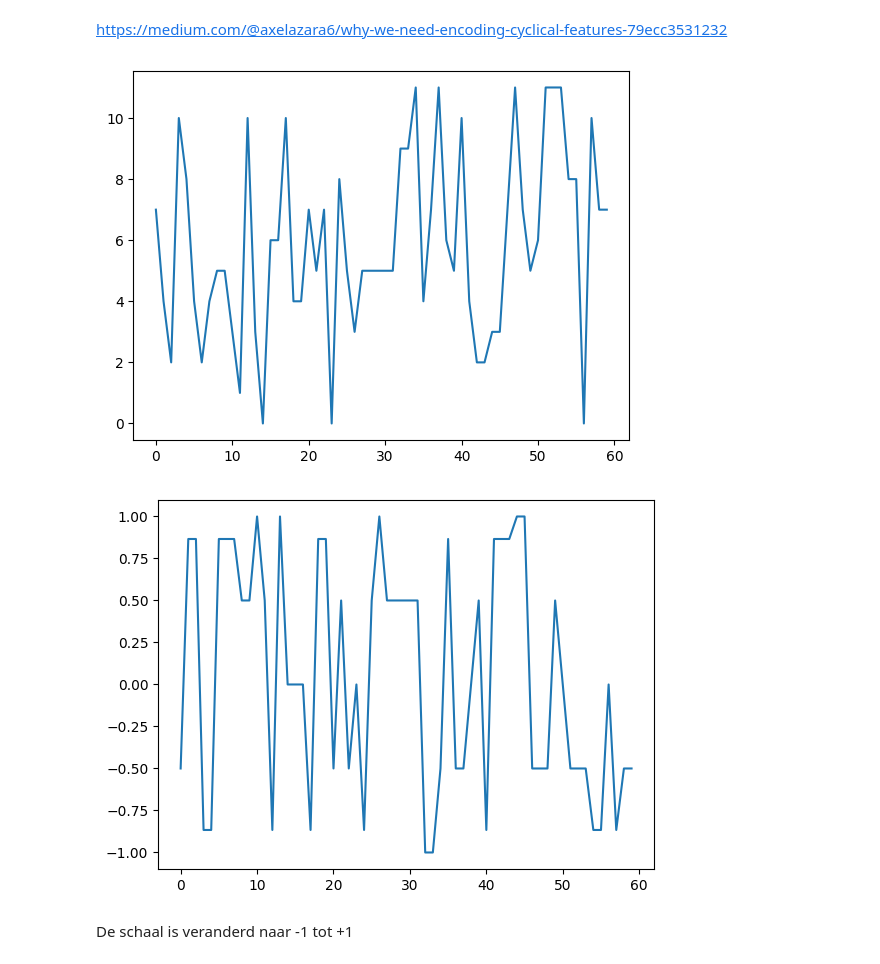
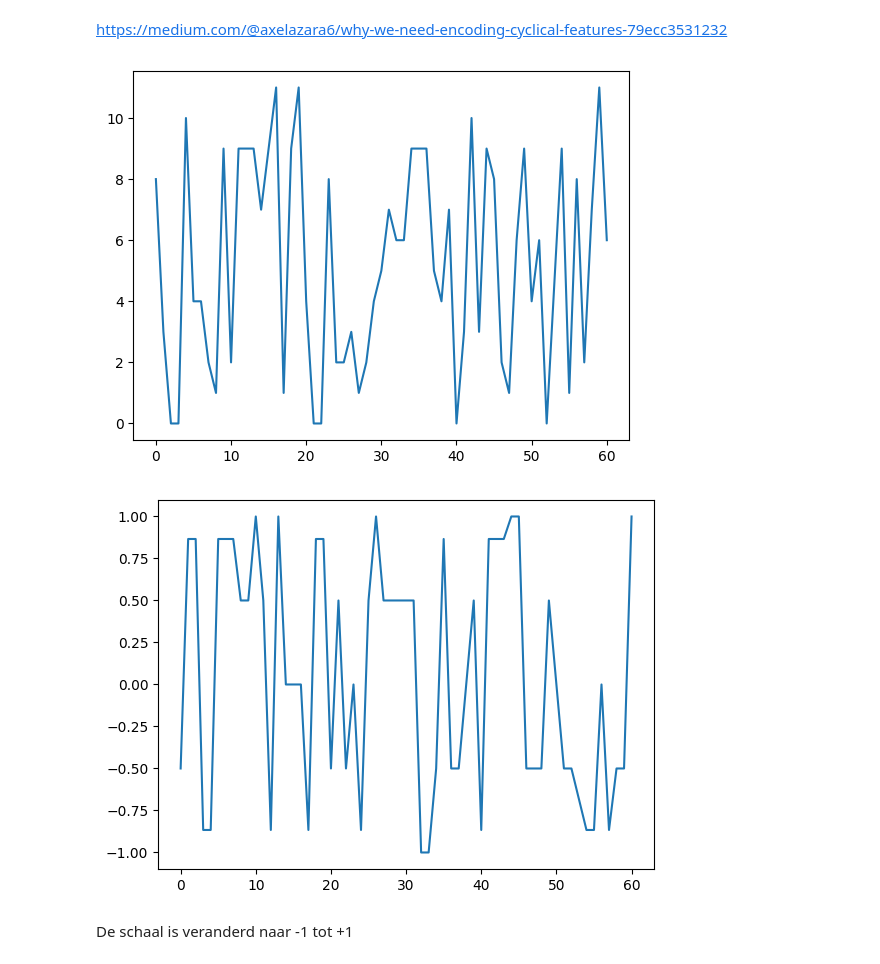
Before and after one commit to OdessaA/DataScience_SongPrediction, a Jupyter notebook: Data Exploratie.ipynb, the cells around one changed output. Cells and saved outputs as stored; diff of their text form; code cells hidden in the pictures.

```diff
--- a/Data Exploratie.ipynb
+++ b/Data Exploratie.ipynb
@@ -487,7 +539,11 @@ instrumentalness
 Name: count, Length: 3925, dtype: int64
 # %%
 # 2 nummers droppen
+df_num = df_num.drop([7119, 11171]).reset_index(drop=True)
 df = df.drop([7119, 11171]).reset_index(drop=True)
+# %%
+df = df[df['time_signature'] > 1]
+df_num = df_num[df_num['time_signature'] > 1]
 # %% [markdown]
 <a id="keys-feature"></a>
 ### 3.2 Keys feature
@@ -503,10 +559,10 @@ https://towardsdatascience.com/cyclical-encoding-an-alternative-to-one-hot-encod
 https://medium.com/@axelazara6/why-we-need-encoding-cyclical-features-79ecc3531232
 # %%
 # Plotten van key met sample van de eerste 60 data
-sample = df[:60]
+sample = df_num[:60]
 ax = sample['key'].plot()
 # %% [output]
-[figure, old version]
+[figure, new version]
 # %%
 # Handmatig cyclisch encoden
 
@@ -515,9 +571,9 @@ df['key_cos'] = np.cos(2*np.pi*df['key']/12)
 # %%
 # Plotten van key met eerste 60 data na cyclisch encoden.
-sample = df[:60]
+sample = df_num[:60]
 ax = sample['key_sin'].plot()
 # %% [output]
-[figure, old version]
+[figure, new version]
 # %% [markdown]
 De schaal is veranderd naar -1 tot +1
 # %%
```
Also changed, not shown: parts of 49 cells of this notebook.
